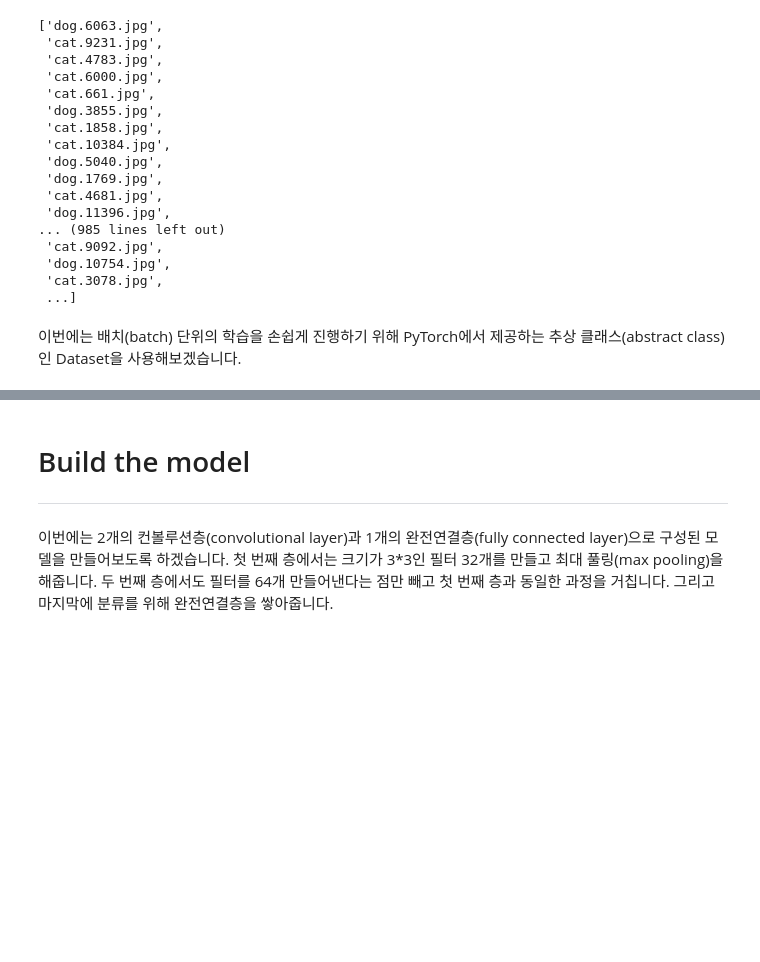
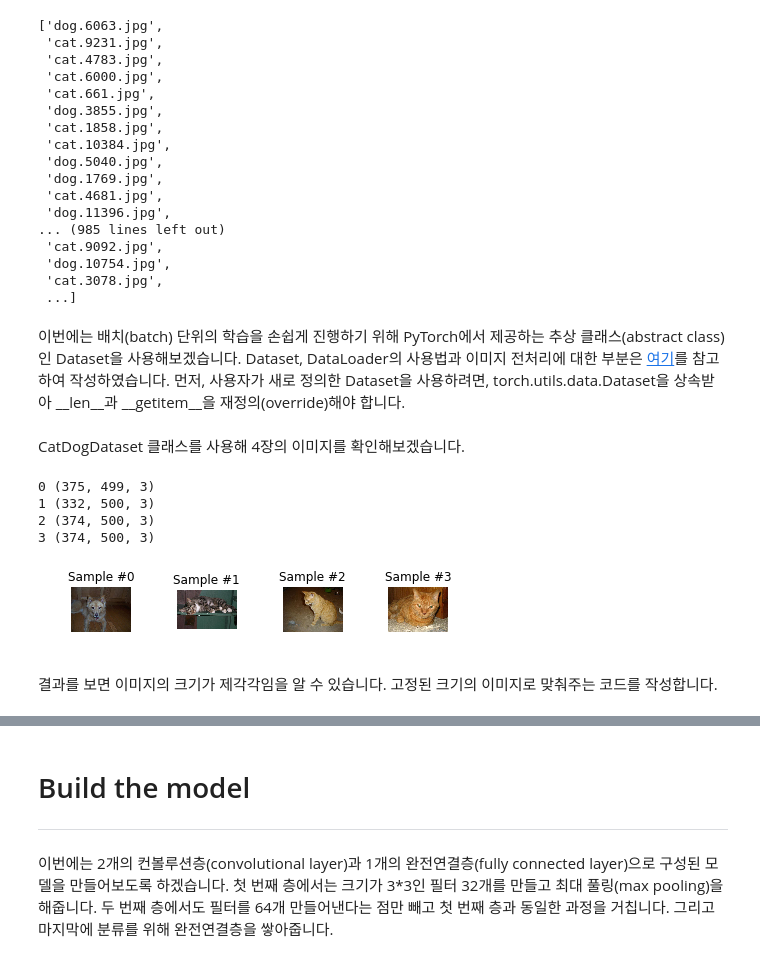
Before and after one commit to burgerphilia/machine-learing-basics, a Jupyter notebook: cnn_with_pytorch.ipynb, the cells around one changed output, grey strips where cells are left out. Cells and saved outputs as stored; diff of their text form; code cells hidden in the pictures; blank space fills up the shorter version.

```diff
--- a/cnn_with_pytorch.ipynb
+++ b/cnn_with_pytorch.ipynb
@@ -70,18 +68,19 @@ image_list[:,0].tolist()
  'cat.3078.jpg',
  ...]
 # %% [markdown]
-이번에는 배치(batch) 단위의 학습을 손쉽게 진행하기 위해 PyTorch에서 제공하는 추상 클래스(abstract class)인 Dataset을 사용해보겠습니다.
+이번에는 배치(batch) 단위의 학습을 손쉽게 진행하기 위해 PyTorch에서 제공하는 추상 클래스(abstract class)인 Dataset을 사용해보겠습니다. Dataset, DataLoader의 사용법과 이미지 전처리에 대한 부분은 [여기](https://pytorch.org/tutorials/beginner/data_loading_tutorial.html?highlight=dataset)를 참고하여 작성하였습니다. 먼저, 사용자가 새로 정의한 Dataset을 사용하려면, torch.utils.data.Dataset을 상속받아 \__len\__과 \__getitem\__을 재정의(override)해야 합니다.
 # %%
 from os import listdir
 from os.path import join, isfile
 from torch.utils.data import Dataset, DataLoader
 
 class CatDogDataset(Dataset):
-    def __init__(self, data_path):
+    def __init__(self, data_path, transform=None):
         lst = np.array([[f, f[:3] ]for f in listdir(data_path) if isfile(join(data_path, f))])
         self.data_path = data_path
         self.image_list = lst[:,0].tolist()
         self.label_list = lst[:,1].tolist()
+        self.transform = transform
 
     def __len__(self):
         return len(self.image_list)
@@ -91,4 +90,36 @@ class CatDogDataset(Dataset):
         image = io.imread(img_name)
         sample = {'image': image, 'label': self.label_list[idx]}
 
+        if self.transform:
+            sample = self.transform(sample)
+
         return sample
+# %% [markdown]
+CatDogDataset 클래스를 사용해 4장의 이미지를 확인해보겠습니다.
+# %%
+dataset = CatDogDataset(data_path='./data/train/')
+
+fig = plt.figure()
+
+for i in range(len(dataset)):
+    sample = dataset[i]
+
+    print(i, sample['image'].shape)
+
+    ax = plt.subplot(1, 4, i+1)
+    plt.tight_layout()
+    ax.set_title('Sample #{}'.format(i))
+    ax.axis('off')
+    plt.imshow(sample['image'])
+
+    if i == 3:
+        plt.show()
+        break
+# %% [output]
+0 (375, 499, 3)
+1 (332, 500, 3)
+2 (374, 500, 3)
+3 (374, 500, 3)
+[figure, added]
+# %% [markdown]
+결과를 보면 이미지의 크기가 제각각임을 알 수 있습니다. 고정된 크기의 이미지로 맞춰주는 코드를 작성합니다.
```
Also changed, not shown: parts of 8 cells of this notebook.
